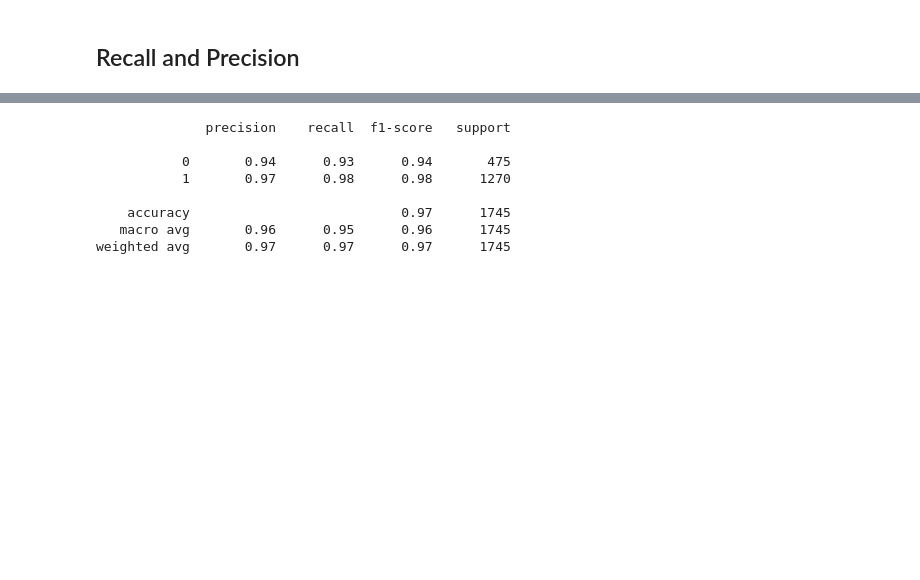
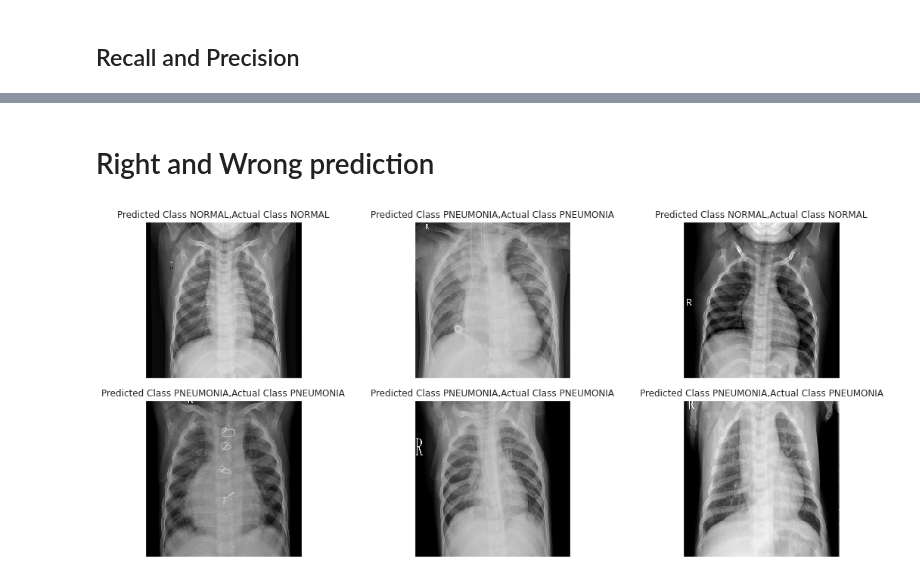
Before and after one commit to Ibrahim182/Multiclass-classification-using-a-novel-CNN-architecture, a Jupyter notebook: Get_high_accuracy.ipynb, the cells around one changed output, grey strips where cells are left out. Drawn from its saved outputs; the diff is of its cells as text; code cells hidden in the pictures; blank space fills up the shorter version.

```diff
--- a/Get_high_accuracy.ipynb
+++ b/Get_high_accuracy.ipynb
@@ -247,11 +247,15 @@ Model Precision  : 0.9655
-# %%
-print(classification_report(ytest,prediction))
-# %% [output]
-              precision    recall  f1-score   support
-
-           0       0.94      0.93      0.94       475
-           1       0.97      0.98      0.98      1270
-
-    accuracy                           0.97      1745
-   macro avg       0.96      0.95      0.96      1745
-weighted avg       0.97      0.97      0.97      1745
+# %% [markdown]
+# Right and Wrong prediction
+# %%
+correct = np.nonzero(prediction == ytest)[0]
+incorrect = np.nonzero(prediction != ytest)[0]
+# %%
+i = 0
+for c in correct[:6]:
+    plt.subplot(3,3,i+1)
+    plt.imshow(xtest[c].reshape(227,227), cmap="gray", interpolation='none')
+    plt.title("Predicted Class {},Actual Class {}".format(classes[prediction[c]], classes[ytest[c]]))
+    plt.tight_layout()
+    i += 1
+# %% [output]
+[figure, added]
```
Also changed, not shown: parts of 13 cells of this notebook.
